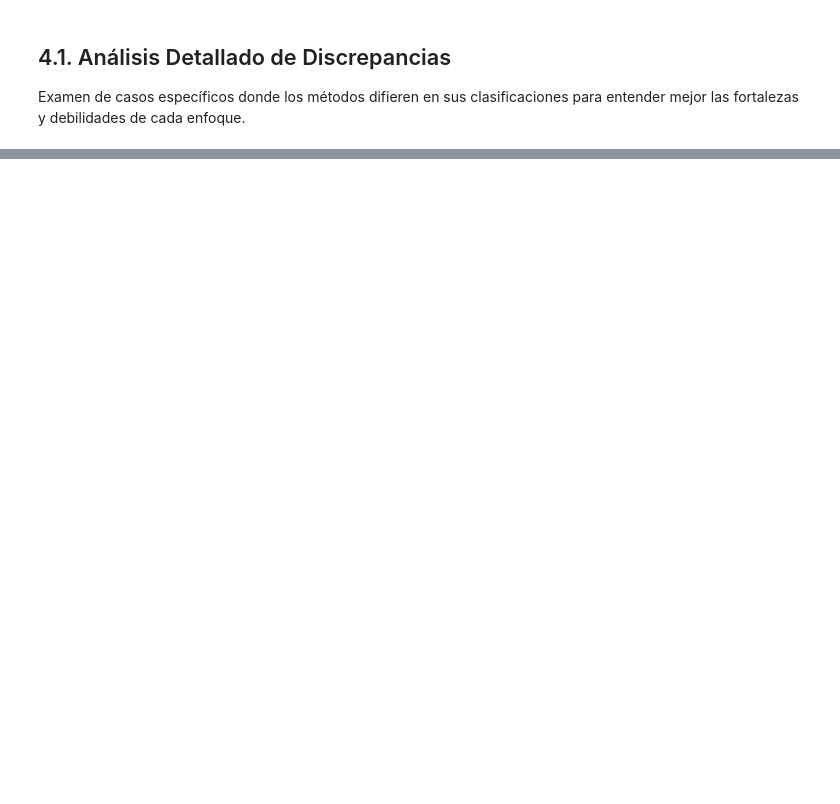
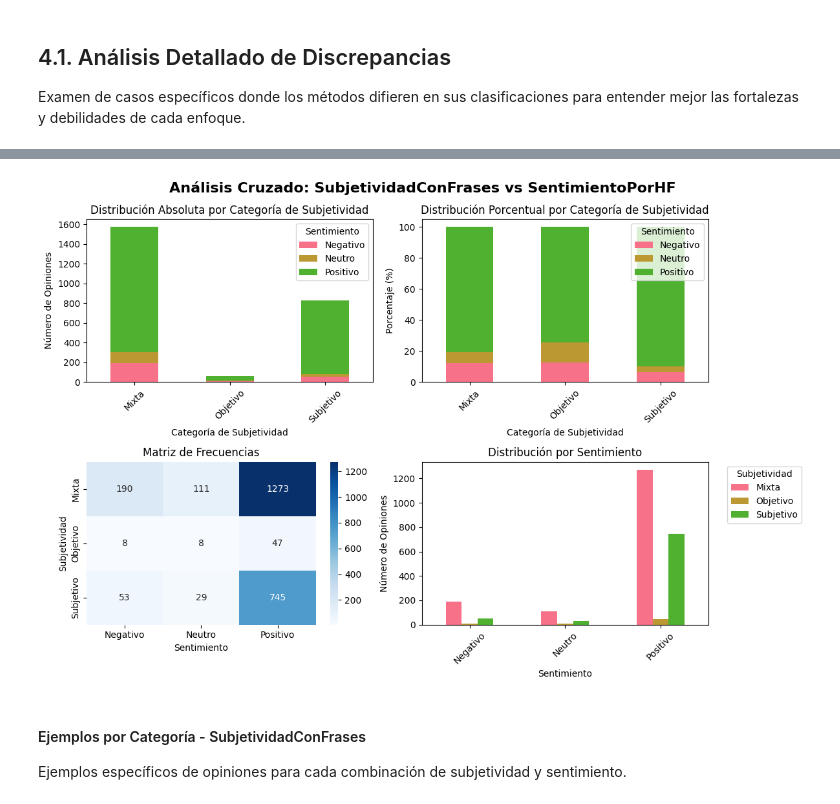
Before and after one commit to VictorWKey/AI-Tourism-Opinion-Analyzer, a Jupyter notebook: notebooks/06-comparacion-de-subjetividad-y-agrupacion-por-sentimiento.ipynb, the cells around one changed output, grey strips where cells are left out. Cells and saved outputs as stored; diff of their text form; code cells hidden in the pictures; blank space fills up the shorter version.

```diff
--- a/notebooks/06-comparacion-de-subjetividad-y-agrupacion-por-sentimiento.ipynb
+++ b/notebooks/06-comparacion-de-subjetividad-y-agrupacion-por-sentimiento.ipynb
@@ -188,0 +202,6 @@ Una vez seleccionado el método de subjetividad preferido, se procederá con:
+# %%
+# Configuración: Cambiar aquí para usar diferente método de sentimientos
+COLUMNA_SENTIMIENTO = 'SentimientoPorHF'  # Opciones: 'SentimientoPorCardiff', 'SentimientoPorHF', 'SentimientoPorCalificacion'
+
+print(f"🎯 Método de sentimientos seleccionado: {COLUMNA_SENTIMIENTO}")
+print(f"📊 Métodos de subjetividad a analizar: SubjetividadConFrases, SubjetividadConLLM")
@@ -188,0 +215,4 @@ Una vez seleccionado el método de subjetividad preferido, se procederá con:
+# %%
+analizador_cruzado = AnalizadorCruzadoSentimientos(df, COLUMNA_SENTIMIENTO)
+resultados_frases = analizador_cruzado.analizar_metodo_subjetividad('SubjetividadConFrases')
+analizador_cruzado.mostrar_resumen(resultados_frases)
@@ -188,0 +237,8 @@ Una vez seleccionado el método de subjetividad preferido, se procederá con:
+# %%
+analizador_cruzado.visualizar_analisis(resultados_frases)
+# %% [output]
+[figure, added]
+# %% [markdown]
+#### Ejemplos por Categoría - SubjetividadConFrases
+
+Ejemplos específicos de opiniones para cada combinación de subjetividad y sentimiento.
```
Also changed, not shown: parts of 22 cells of this notebook, 3 other files.
